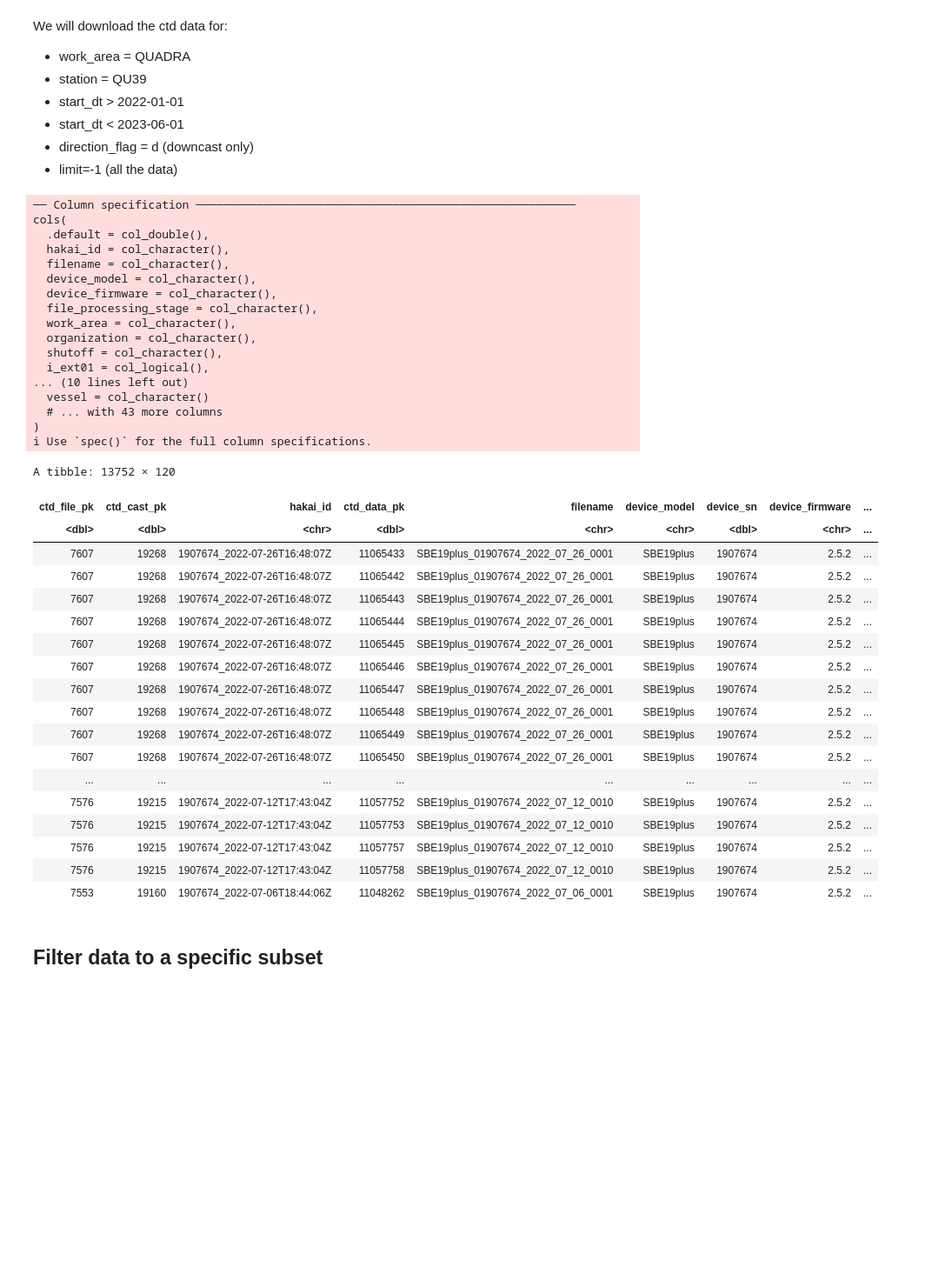
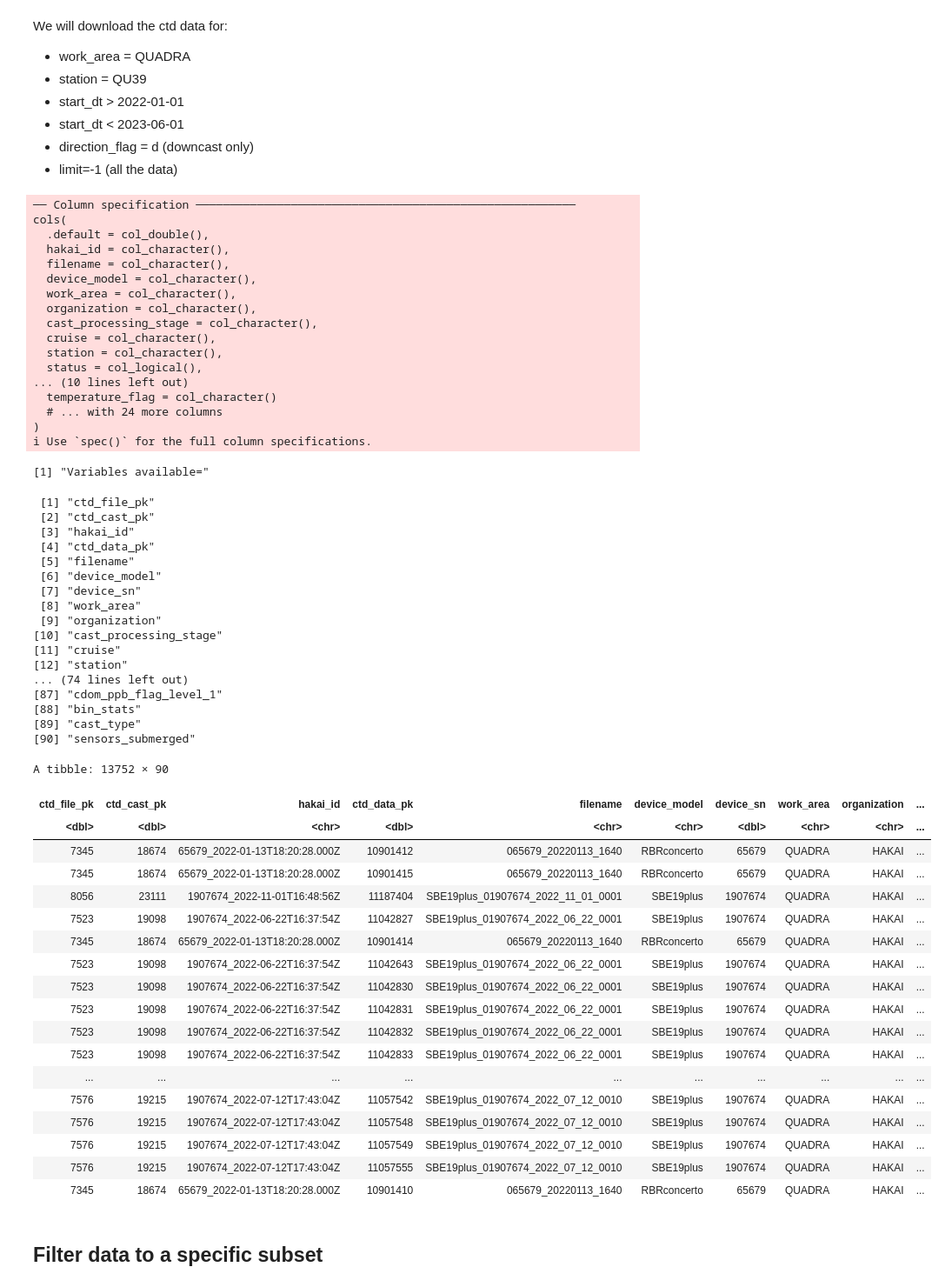
Before and after one commit to HakaiInstitute/hakai-oceanography-data-demo, a Jupyter notebook: r/get_hakai_r_api_data_demo.ipynb, the cells around one changed output. Shown at 87% size. Saved outputs shown, nothing was run; the diff lists cells and outputs as text; code cells hidden in the pictures; blank space fills up the shorter version.

```diff
--- a/r/get_hakai_r_api_data_demo.ipynb
+++ b/r/get_hakai_r_api_data_demo.ipynb
@@ -55,49 +54,71 @@ We will download the ctd data for:
 # %%
 # This url will retrieval all the processed CTD data from the Skeena Fisheries
 url = "https://hecate.hakai.org/api/ctd/views/file/cast/data?work_area=QUADRA&station=QU39&start_dt>2022-01-01&start_dt<2023-01-01&limit=-1&direction_flag=d"
 
 # Request some data (request chlorophyll data here)
 data <- client$get(url)
 
+# Show the variable list
+print("Variables available=")
+View(names(data))
+
 # View out the data
 View(data)
 # %% [output]
 ── Column specification ────────────────────────────────────────────────────────
 cols(
   .default = col_double(),
   hakai_id = col_character(),
   filename = col_character(),
   device_model = col_character(),
-  device_firmware = col_character(),
-  file_processing_stage = col_character(),
   work_area = col_character(),
   organization = col_character(),
-  shutoff = col_character(),
-  i_ext01 = col_logical(),
+  cast_processing_stage = col_character(),
+  cruise = col_character(),
+  station = col_character(),
+  status = col_logical(),
 ... (10 lines left out)
-  vessel = col_character()
-  # ... with 43 more columns
+  temperature_flag = col_character()
+  # ... with 24 more columns
 )
 ℹ Use `spec()` for the full column specifications.
-A tibble: 13752 × 120
+[1] "Variables available="
+ [1] "ctd_file_pk"
+ [2] "ctd_cast_pk"
+ [3] "hakai_id"
+ [4] "ctd_data_pk"
+ [5] "filename"
+ [6] "device_model"
+ [7] "device_sn"
+ [8] "work_area"
+ [9] "organization"
+[10] "cast_processing_stage"
+[11] "cruise"
+[12] "station"
+... (74 lines left out)
+[87] "cdom_ppb_flag_level_1"
+[88] "bin_stats"
+[89] "cast_type"
+[90] "sensors_submerged"
+A tibble: 13752 × 90
-| ctd_file_pk | ctd_cast_pk | hakai_id | ctd_data_pk | filename | device_model | device_sn | device_firmware | ... |
-| <dbl> | <dbl> | <chr> | <dbl> | <chr> | <chr> | <dbl> | <chr> | ... |
-| 7607 | 19268 | 1907674_2022-07-26T16:48:07Z | 11065433 | SBE19plus_01907674_2022_07_26_0001 | SBE19plus | 1907674 | 2.5.2 | ... |
-| 7607 | 19268 | 1907674_2022-07-26T16:48:07Z | 11065442 | SBE19plus_01907674_2022_07_26_0001 | SBE19plus | 1907674 | 2.5.2 | ... |
-| 7607 | 19268 | 1907674_2022-07-26T16:48:07Z | 11065443 | SBE19plus_01907674_2022_07_26_0001 | SBE19plus | 1907674 | 2.5.2 | ... |
-| 7607 | 19268 | 1907674_2022-07-26T16:48:07Z | 11065444 | SBE19plus_01907674_2022_07_26_0001 | SBE19plus | 1907674 | 2.5.2 | ... |
-| 7607 | 19268 | 1907674_2022-07-26T16:48:07Z | 11065445 | SBE19plus_01907674_2022_07_26_0001 | SBE19plus | 1907674 | 2.5.2 | ... |
-| 7607 | 19268 | 1907674_2022-07-26T16:48:07Z | 11065446 | SBE19plus_01907674_2022_07_26_0001 | SBE19plus | 1907674 | 2.5.2 | ... |
-| 7607 | 19268 | 1907674_2022-07-26T16:48:07Z | 11065447 | SBE19plus_01907674_2022_07_26_0001 | SBE19plus | 1907674 | 2.5.2 | ... |
-| 7607 | 19268 | 1907674_2022-07-26T16:48:07Z | 11065448 | SBE19plus_01907674_2022_07_26_0001 | SBE19plus | 1907674 | 2.5.2 | ... |
-| 7607 | 19268 | 1907674_2022-07-26T16:48:07Z | 11065449 | SBE19plus_01907674_2022_07_26_0001 | SBE19plus | 1907674 | 2.5.2 | ... |
-| 7607 | 19268 | 1907674_2022-07-26T16:48:07Z | 11065450 | SBE19plus_01907674_2022_07_26_0001 | SBE19plus | 1907674 | 2.5.2 | ... |
-| ... | ... | ... | ... | ... | ... | ... | ... | ... |
-| 7576 | 19215 | 1907674_2022-07-12T17:43:04Z | 11057752 | SBE19plus_01907674_2022_07_12_0010 | SBE19plus | 1907674 | 2.5.2 | ... |
-| 7576 | 19215 | 1907674_2022-07-12T17:43:04Z | 11057753 | SBE19plus_01907674_2022_07_12_0010 | SBE19plus | 1907674 | 2.5.2 | ... |
-| 7576 | 19215 | 1907674_2022-07-12T17:43:04Z | 11057757 | SBE19plus_01907674_2022_07_12_0010 | SBE19plus | 1907674 | 2.5.2 | ... |
-| 7576 | 19215 | 1907674_2022-07-12T17:43:04Z | 11057758 | SBE19plus_01907674_2022_07_12_0010 | SBE19plus | 1907674 | 2.5.2 | ... |
-| 7553 | 19160 | 1907674_2022-07-06T18:44:06Z | 11048262 | SBE19plus_01907674_2022_07_06_0001 | SBE19plus | 1907674 | 2.5.2 | ... |
+| ctd_file_pk | ctd_cast_pk | hakai_id | ctd_data_pk | filename | device_model | device_sn | work_area | organization | ... |
+| <dbl> | <dbl> | <chr> | <dbl> | <chr> | <chr> | <dbl> | <chr> | <chr> | ... |
+| 7345 | 18674 | 65679_2022-01-13T18:20:28.000Z | 10901412 | 065679_20220113_1640 | RBRconcerto | 65679 | QUADRA | HAKAI | ... |
+| 7345 | 18674 | 65679_2022-01-13T18:20:28.000Z | 10901415 | 065679_20220113_1640 | RBRconcerto | 65679 | QUADRA | HAKAI | ... |
+| 8056 | 23111 | 1907674_2022-11-01T16:48:56Z | 11187404 | SBE19plus_01907674_2022_11_01_0001 | SBE19plus | 1907674 | QUADRA | HAKAI | ... |
+| 7523 | 19098 | 1907674_2022-06-22T16:37:54Z | 11042827 | SBE19plus_01907674_2022_06_22_0001 | SBE19plus | 1907674 | QUADRA | HAKAI | ... |
+| 7345 | 18674 | 65679_2022-01-13T18:20:28.000Z | 10901414 | 065679_20220113_1640 | RBRconcerto | 65679 | QUADRA | HAKAI | ... |
+| 7523 | 19098 | 1907674_2022-06-22T16:37:54Z | 11042643 | SBE19plus_01907674_2022_06_22_0001 | SBE19plus | 1907674 | QUADRA | HAKAI | ... |
+| 7523 | 19098 | 1907674_2022-06-22T16:37:54Z | 11042830 | SBE19plus_01907674_2022_06_22_0001 | SBE19plus | 1907674 | QUADRA | HAKAI | ... |
+| 7523 | 19098 | 1907674_2022-06-22T16:37:54Z | 11042831 | SBE19plus_01907674_2022_06_22_0001 | SBE19plus | 1907674 | QUADRA | HAKAI | ... |
+| 7523 | 19098 | 1907674_2022-06-22T16:37:54Z | 11042832 | SBE19plus_01907674_2022_06_22_0001 | SBE19plus | 1907674 | QUADRA | HAKAI | ... |
+| 7523 | 19098 | 1907674_2022-06-22T16:37:54Z | 11042833 | SBE19plus_01907674_2022_06_22_0001 | SBE19plus | 1907674 | QUADRA | HAKAI | ... |
+| ... | ... | ... | ... | ... | ... | ... | ... | ... | ... |
+| 7576 | 19215 | 1907674_2022-07-12T17:43:04Z | 11057542 | SBE19plus_01907674_2022_07_12_0010 | SBE19plus | 1907674 | QUADRA | HAKAI | ... |
+| 7576 | 19215 | 1907674_2022-07-12T17:43:04Z | 11057548 | SBE19plus_01907674_2022_07_12_0010 | SBE19plus | 1907674 | QUADRA | HAKAI | ... |
+| 7576 | 19215 | 1907674_2022-07-12T17:43:04Z | 11057549 | SBE19plus_01907674_2022_07_12_0010 | SBE19plus | 1907674 | QUADRA | HAKAI | ... |
+| 7576 | 19215 | 1907674_2022-07-12T17:43:04Z | 11057555 | SBE19plus_01907674_2022_07_12_0010 | SBE19plus | 1907674 | QUADRA | HAKAI | ... |
+| 7345 | 18674 | 65679_2022-01-13T18:20:28.000Z | 10901410 | 065679_20220113_1640 | RBRconcerto | 65679 | QUADRA | HAKAI | ... |
 # %% [markdown]
 ## Filter data to a specific subset
 # %%
```
Also changed, not shown: parts of 6 cells of this notebook.
